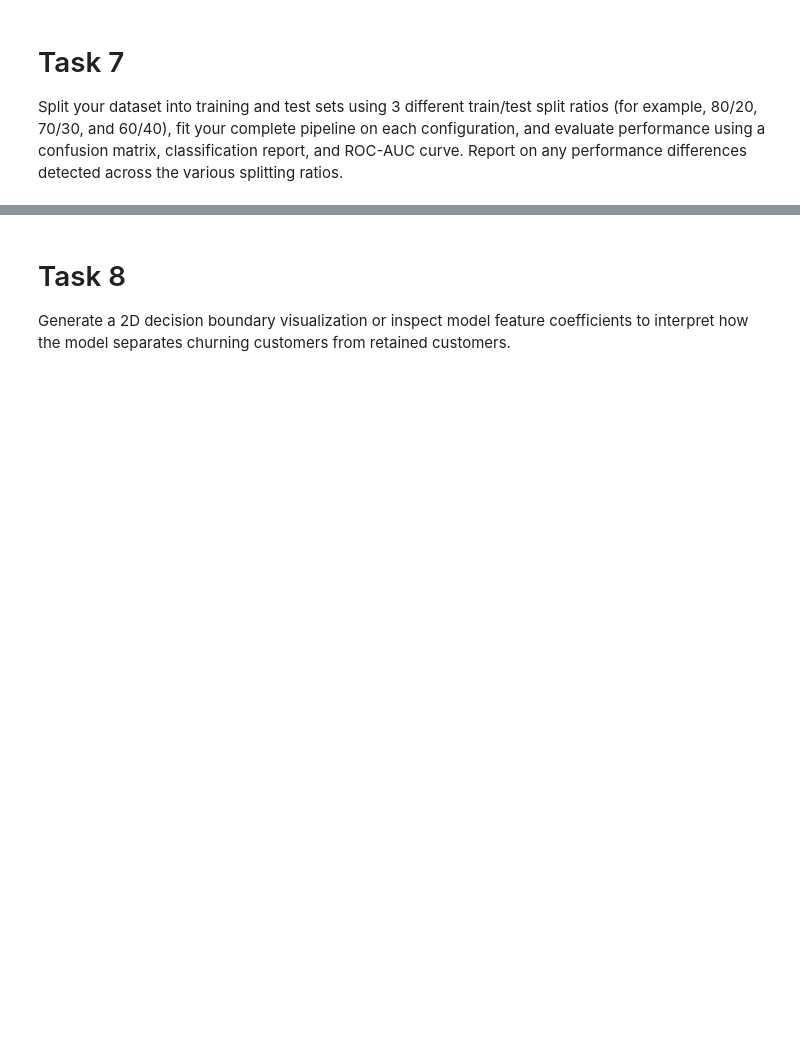
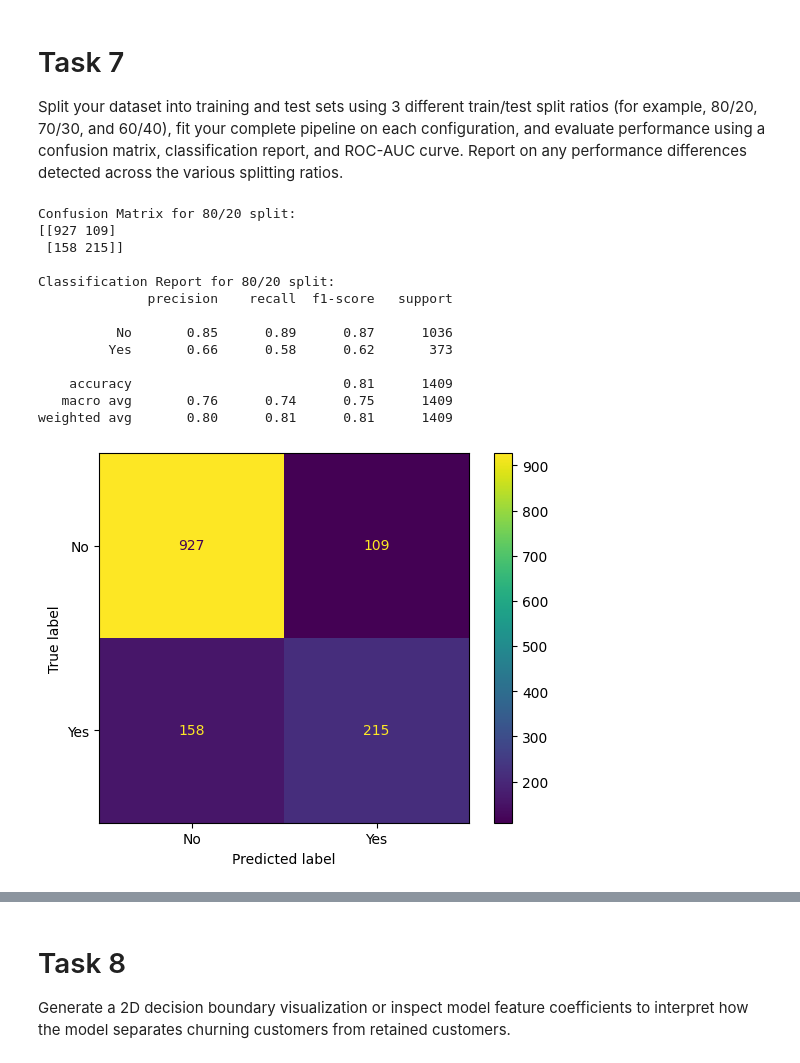
Before and after one commit to ek182238/CSC349, a Jupyter notebook: HW3/churn_classification.ipynb, the cells around one changed output, grey strips where cells are left out. Cells and saved outputs as stored; diff of their text form; code cells hidden in the pictures; blank space fills up the shorter version.

```diff
--- a/HW3/churn_classification.ipynb
+++ b/HW3/churn_classification.ipynb
@@ -63,4 +73,4 @@ df.describe()
 # Task 3
 Drop any non-informative identifiers (such as customerID).
 # %%
-df.drop(columns=['customerID'])
+df = df.drop(columns=['customerID'])
@@ -185,6 +179,53 @@ preprocessor = ColumnTransformer(
 # %% [markdown]
 # Task 6
 Append an SGDClassifier configured with loss='log_loss' to the end of your pipeline to perform logistic regression and enable probability estimation.
+# %%
+classifier = SGDClassifier(
+    loss='log_loss',
+    random_state=42
+)
+
+# Pipeline that uses the preprocessor and SGDClassifier
+# to predict data
+pipeline = Pipeline(steps=[
+    ('preprocessor', preprocessor),
+    ('classifier', classifier)
+])
 # %% [markdown]
 # Task 7
 Split your dataset into training and test sets using 3 different train/test split ratios (for example, 80/20, 70/30, and 60/40), fit your complete pipeline on each configuration, and evaluate performance using a confusion matrix, classification report, and ROC-AUC curve. Report on any performance differences detected across the various splitting ratios.
+# %%
+# 80/20 split
+X_train, X_test, y_train, y_test = train_test_split(X, y, test_size=0.2, random_state=42)
+pipeline.fit(X_train, y_train)
+y_predict = pipeline.predict(X_test)
+
+# Confusion Matrix
+conf_matrix = confusion_matrix(y_test, y_predict)
+print("Confusion Matrix for 80/20 split:")
+print(conf_matrix)
+
+# Classification Report
+class_report = classification_report(y_test, y_predict)
+print("\nClassification Report for 80/20 split:")
+print(class_report)
+
+ConfusionMatrixDisplay.from_estimator(pipeline, X_test, y_test)
+plt.show()
+
+# ROC-AUC curve
+# %% [output]
+Confusion Matrix for 80/20 split:
+[[927 109]
+ [158 215]]
+
+Classification Report for 80/20 split:
+              precision    recall  f1-score   support
+
+          No       0.85      0.89      0.87      1036
+         Yes       0.66      0.58      0.62       373
+
+    accuracy                           0.81      1409
+   macro avg       0.76      0.74      0.75      1409
+weighted avg       0.80      0.81      0.81      1409
+[figure, added]
```
Also changed, not shown: parts of 8 cells of this notebook.
